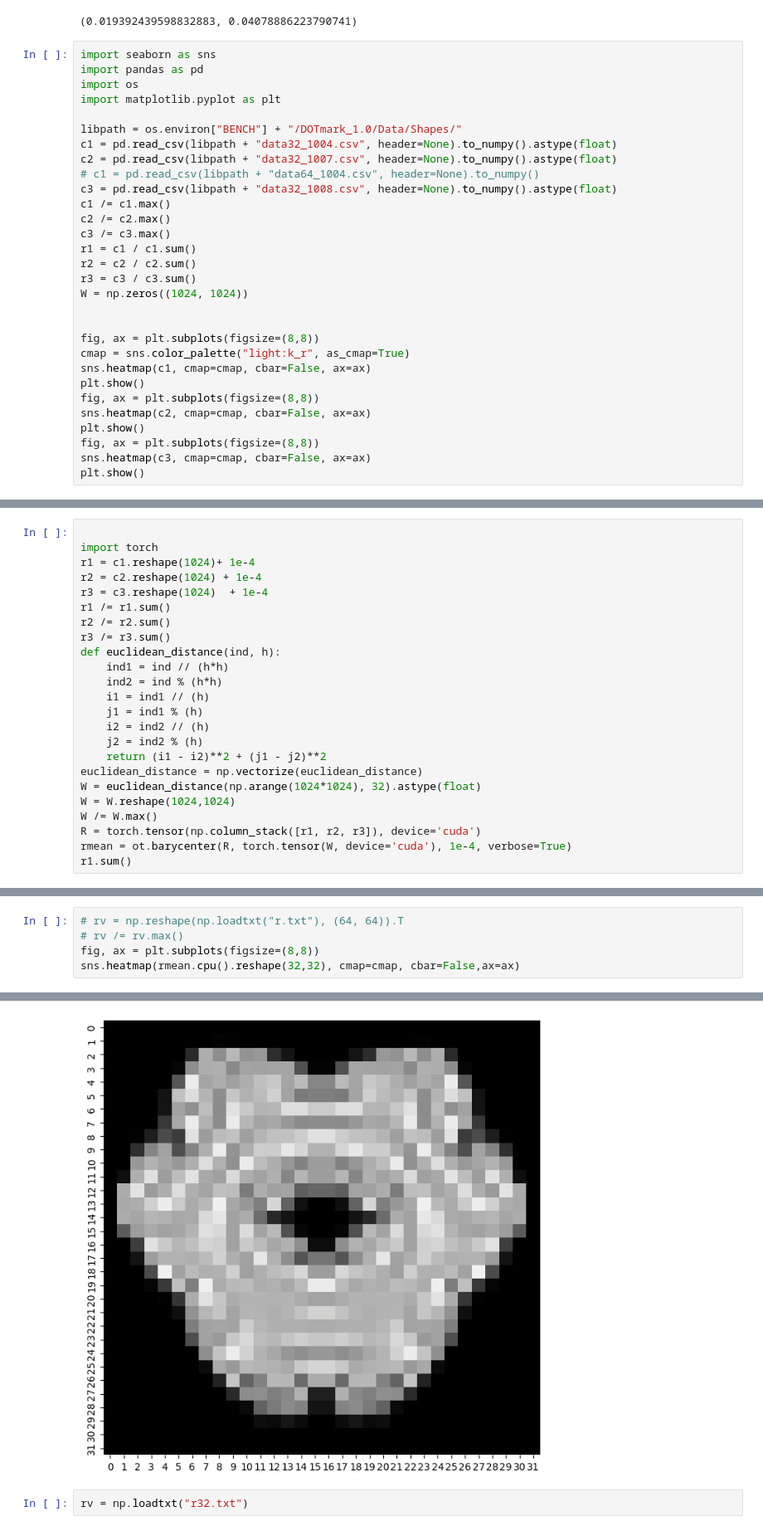
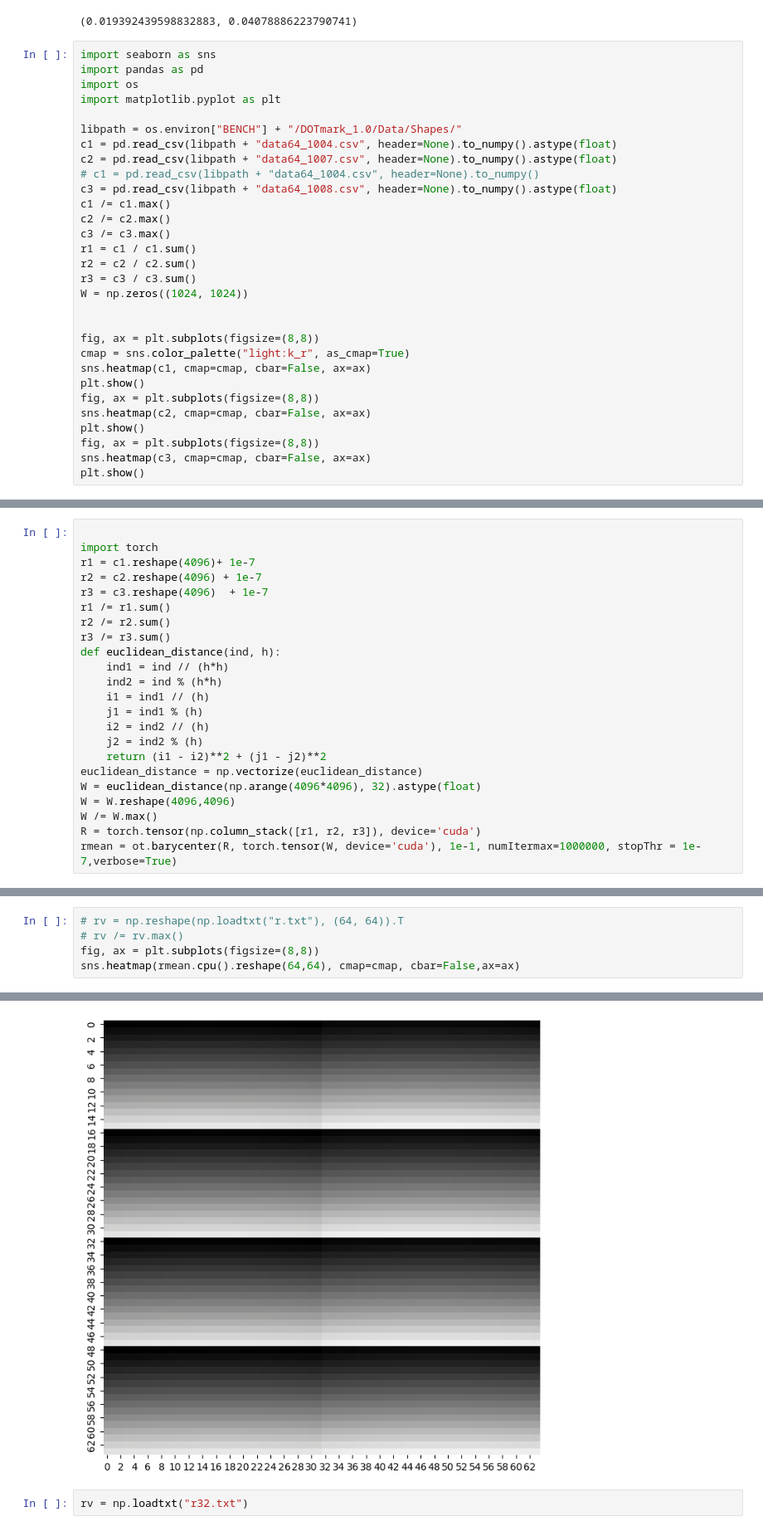
Before and after one commit to mxburns2022/CuDXG.jl, a Jupyter notebook: scratch.ipynb, the cells around one changed output, grey strips where cells are left out. Shown: that part at 83% size. Saved outputs shown, nothing was run; the diff lists cells and outputs as text.

Commit message:
added image transfer

```diff
--- a/scratch.ipynb
+++ b/scratch.ipynb
@@ -40,10 +40,10 @@ import os
 import matplotlib.pyplot as plt
 
 libpath = os.environ["BENCH"] + "/DOTmark_1.0/Data/Shapes/"
-c1 = pd.read_csv(libpath + "data32_1004.csv", header=None).to_numpy().astype(float)
-c2 = pd.read_csv(libpath + "data32_1007.csv", header=None).to_numpy().astype(float)
+c1 = pd.read_csv(libpath + "data64_1004.csv", header=None).to_numpy().astype(float)
+c2 = pd.read_csv(libpath + "data64_1007.csv", header=None).to_numpy().astype(float)
 # c1 = pd.read_csv(libpath + "data64_1004.csv", header=None).to_numpy()
-c3 = pd.read_csv(libpath + "data32_1008.csv", header=None).to_numpy().astype(float)
+c3 = pd.read_csv(libpath + "data64_1008.csv", header=None).to_numpy().astype(float)
 c1 /= c1.max()
 c2 /= c2.max()
 c3 /= c3.max()
@@ -70,9 +70,9 @@ plt.show()
 # %%
 
 import torch
-r1 = c1.reshape(1024)+ 1e-4
-r2 = c2.reshape(1024) + 1e-4
-r3 = c3.reshape(1024)  + 1e-4
+r1 = c1.reshape(4096)+ 1e-7
+r2 = c2.reshape(4096) + 1e-7
+r3 = c3.reshape(4096)  + 1e-7
 r1 /= r1.sum()
 r2 /= r2.sum()
 r3 /= r3.sum()
@@ -85,10 +85,9 @@ def euclidean_distance(ind, h):
     j2 = ind2 % (h)
     return (i1 - i2)**2 + (j1 - j2)**2
 euclidean_distance = np.vectorize(euclidean_distance)
-W = euclidean_distance(np.arange(1024*1024), 32).astype(float)
-W = W.reshape(1024,1024)
+W = euclidean_distance(np.arange(4096*4096), 32).astype(float)
+W = W.reshape(4096,4096)
 W /= W.max()
 R = torch.tensor(np.column_stack([r1, r2, r3]), device='cuda')
-rmean = ot.barycenter(R, torch.tensor(W, device='cuda'), 1e-4, verbose=True)
-r1.sum()
+rmean = ot.barycenter(R, torch.tensor(W, device='cuda'), 1e-1, numItermax=1000000, stopThr = 1e-7,verbose=True)
 # %% [output]
@@ -113,11 +95,11 @@ np.float64(1.0)
 # %%
 # rv = np.reshape(np.loadtxt("r.txt"), (64, 64)).T
 # rv /= rv.max()
 fig, ax = plt.subplots(figsize=(8,8))
-sns.heatmap(rmean.cpu().reshape(32,32), cmap=cmap, cbar=False,ax=ax)
+sns.heatmap(rmean.cpu().reshape(64,64), cmap=cmap, cbar=False,ax=ax)
 # %% [output]
 <Axes: >
-[figure, old version]
+[figure, new version]
 # %%
 rv = np.loadtxt("r32.txt")
 # %% [output]
```
Also changed, not shown: parts of 4 cells of this notebook, 9 other files.
